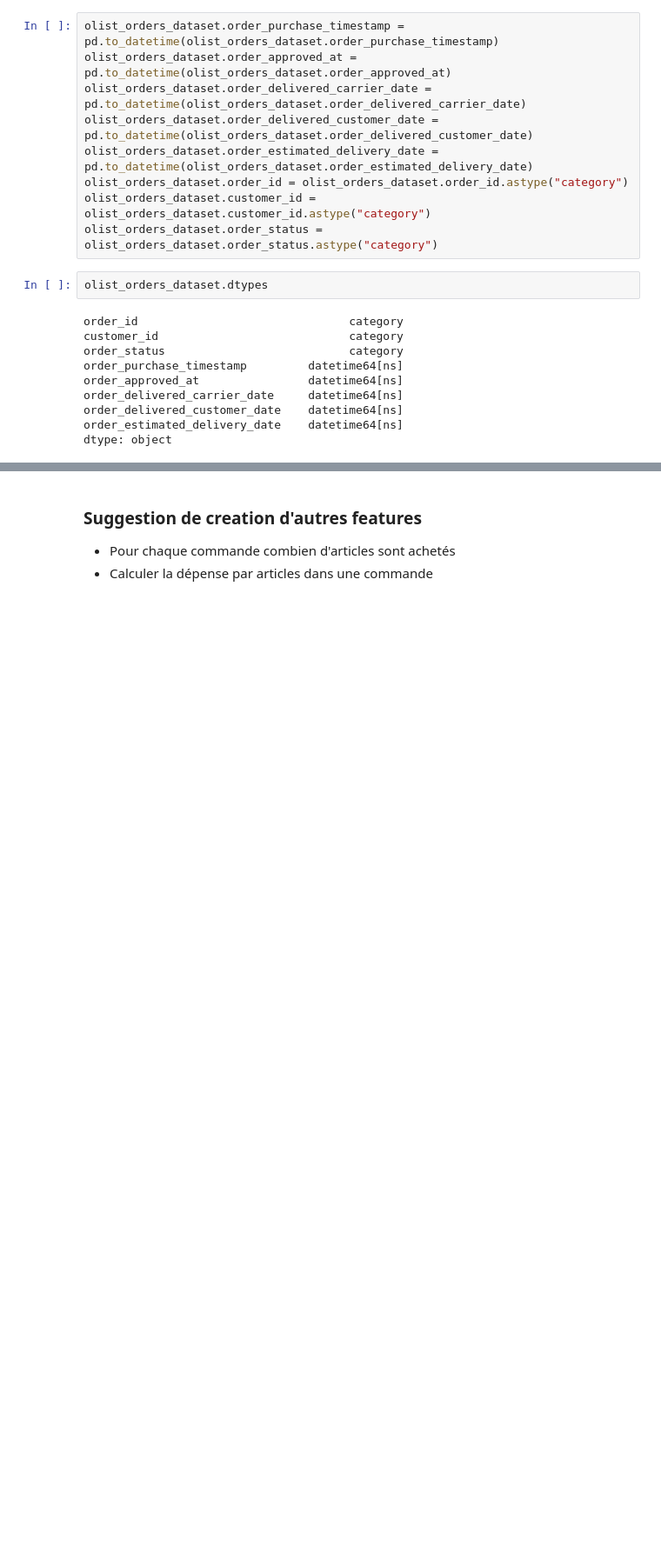
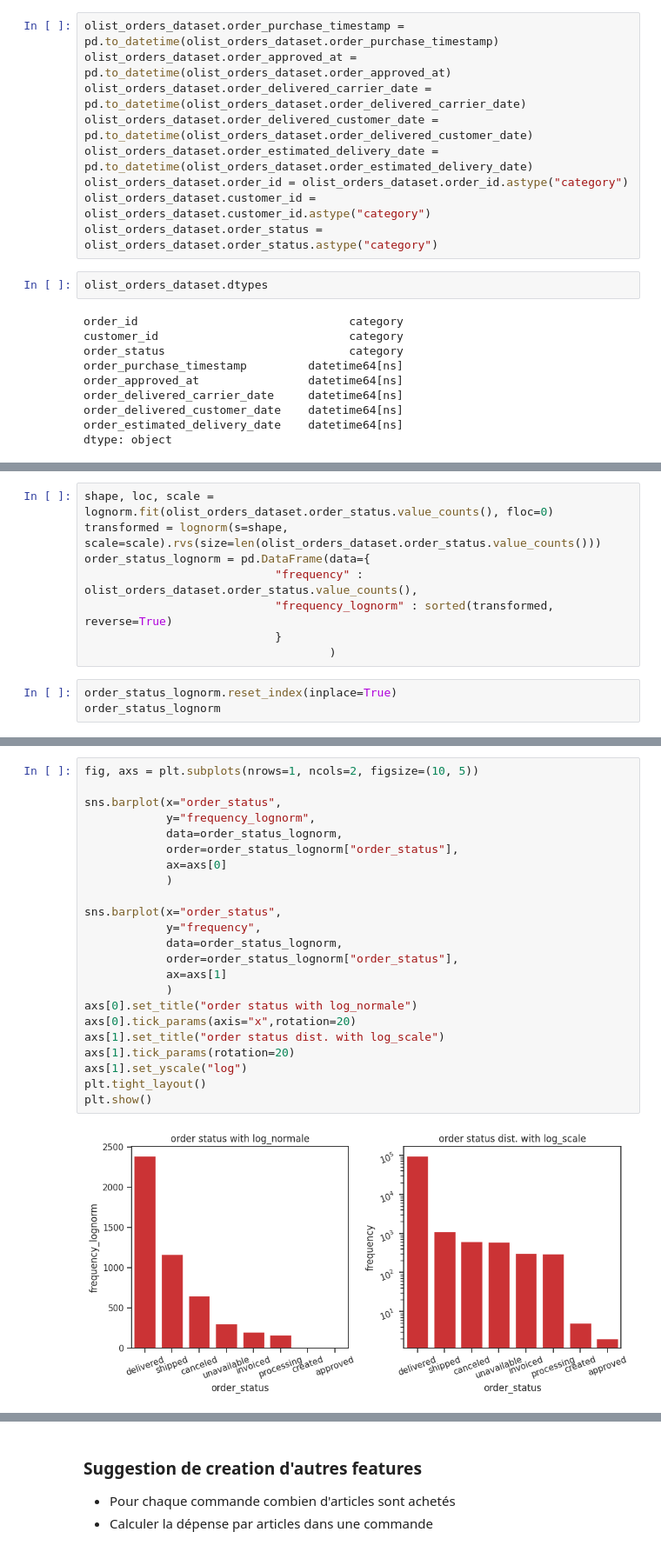
Before and after one commit to donat-konan33/olist-ecommerce-client-clustering, a Jupyter notebook: notebooks/eda.ipynb, the cells around one changed output, grey strips where cells are left out. Shown at 87% size. Drawn from its saved outputs; the diff is of its cells as text; blank space fills up the shorter version.

```diff
--- a/notebooks/eda.ipynb
+++ b/notebooks/eda.ipynb
@@ -627,0 +725,11 @@ dtype: object
+# %%
+shape, loc, scale = lognorm.fit(olist_orders_dataset.order_status.value_counts(), floc=0)
+transformed = lognorm(s=shape, scale=scale).rvs(size=len(olist_orders_dataset.order_status.value_counts()))
+order_status_lognorm = pd.DataFrame(data={
+                            "frequency" : olist_orders_dataset.order_status.value_counts(),
+                            "frequency_lognorm" : sorted(transformed, reverse=True)
+                            }
+                                    )
+# %%
+order_status_lognorm.reset_index(inplace=True)
+order_status_lognorm
@@ -627,0 +746,25 @@ dtype: object
+# %%
+fig, axs = plt.subplots(nrows=1, ncols=2, figsize=(10, 5))
+
+sns.barplot(x="order_status",
+            y="frequency_lognorm",
+            data=order_status_lognorm,
+            order=order_status_lognorm["order_status"],
+            ax=axs[0]
+            )
+
+sns.barplot(x="order_status",
+            y="frequency",
+            data=order_status_lognorm,
+            order=order_status_lognorm["order_status"],
+            ax=axs[1]
+            )
+axs[0].set_title("order status with log_normale")
+axs[0].tick_params(axis="x",rotation=20)
+axs[1].set_title("order status dist. with log_scale")
+axs[1].tick_params(rotation=20)
+axs[1].set_yscale("log")
+plt.tight_layout()
+plt.show()
+# %% [output]
+[figure, added]
```
Also changed, not shown: parts of 61 cells of this notebook, 3 other files.
